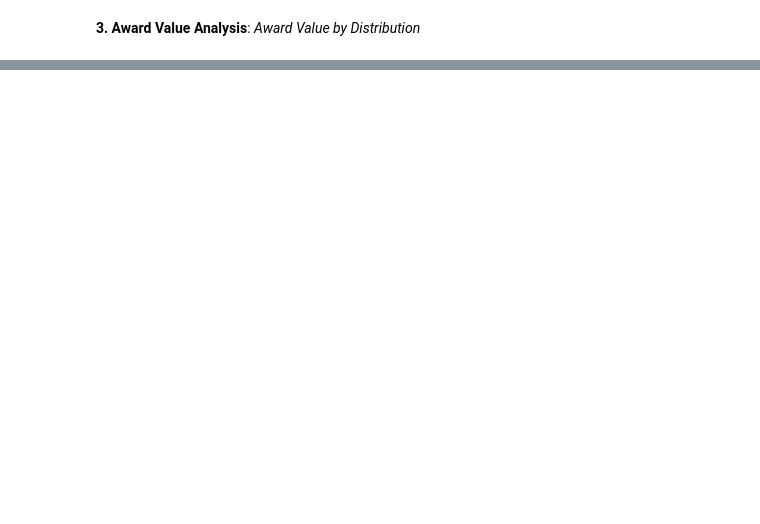
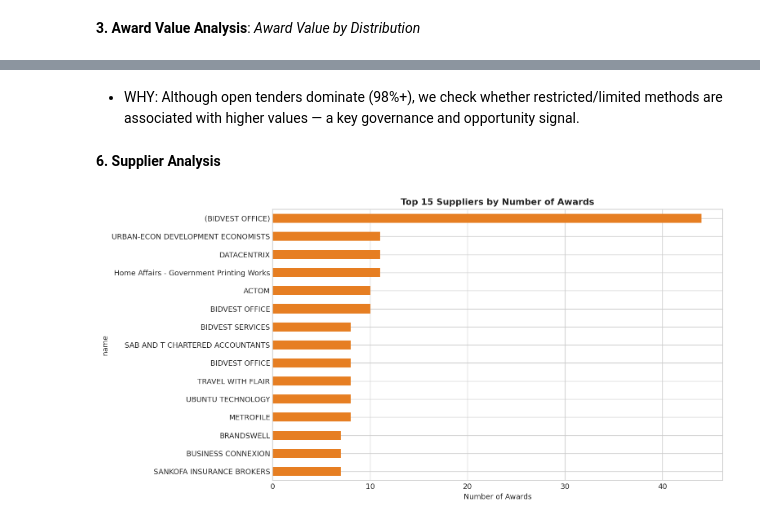
Before and after one commit to Toni8/SA_Public_Procurement_Intelligence_System, a Jupyter notebook: 02_notebooks/03_EDA.ipynb, the cells around one changed output, grey strips where cells are left out. Saved outputs shown, nothing was run; the diff lists cells and outputs as text; code cells hidden in the pictures; blank space fills up the shorter version.

```diff
--- a/02_notebooks/03_EDA.ipynb
+++ b/02_notebooks/03_EDA.ipynb
@@ -137,0 +193,17 @@ plt.savefig('../03_outputs/05_award_distribution.png', dpi=150, bbox_inches='tig
+# %% [markdown]
+* WHY: Although open tenders dominate (98%+), we check whether restricted/limited methods are associated with higher values — a key governance and opportunity signal.
+# %% [markdown]
+**6. Supplier Analysis**
+# %%
+# Top suppliers by number of awards
+top_suppliers = suppliers['name'].value_counts().head(15)
+
+plt.figure(figsize=(12, 6))
+top_suppliers.sort_values().plot(kind='barh', color='#E67E22')
+plt.title('Top 15 Suppliers by Number of Awards', fontweight='bold')
+plt.xlabel('Number of Awards')
+plt.tight_layout()
+plt.savefig('../06_outputs/06_top_suppliers_frequency.png', dpi=150, bbox_inches='tight')
+plt.show()
+# %% [output]
+[figure, added]
```
Also changed, not shown: parts of 19 cells of this notebook, 19 other files.
